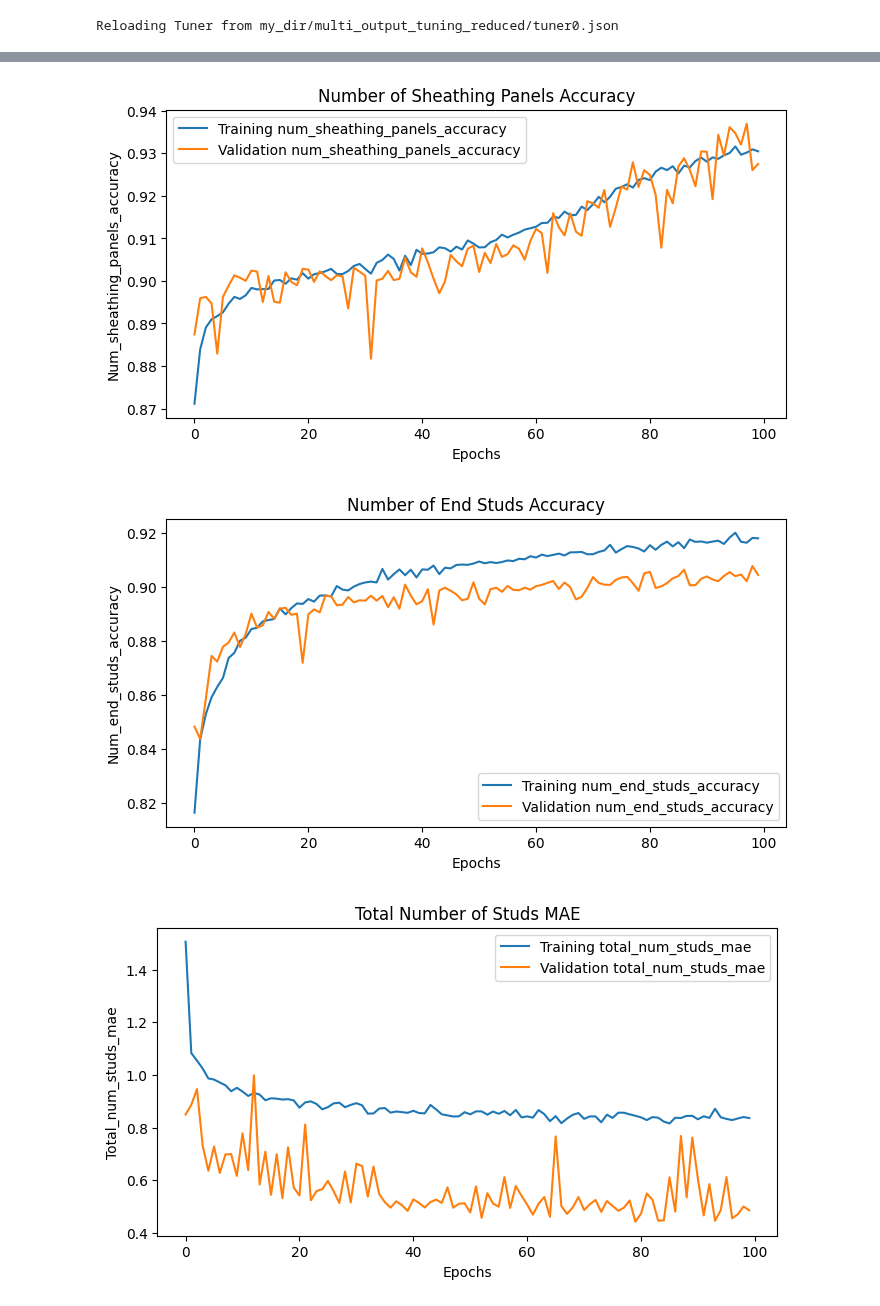
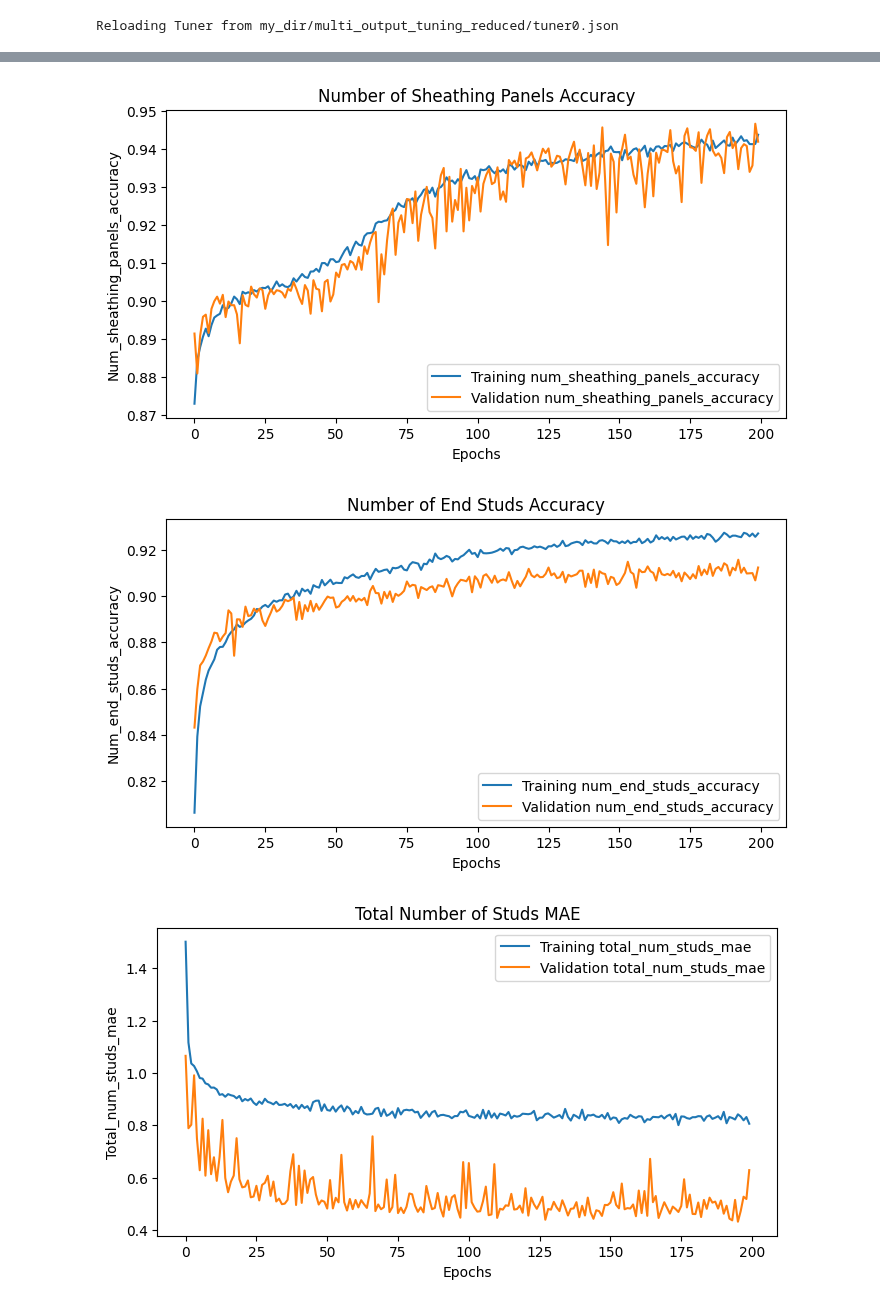
Before and after one commit to CS-433/ml-project-2-ai-ron-team, a Jupyter notebook: NN_malak.ipynb, the cells around one changed output, grey strips where cells are left out. Saved outputs shown, nothing was run; the diff lists cells and outputs as text; code cells hidden in the pictures.

Commit message:
best hyper parameter epoch 200 part1 C

```diff
--- a/NN_malak.ipynb
+++ b/NN_malak.ipynb
@@ -359,15 +362,14 @@ history = model.fit(X_train_C_1, {'nail_spacing': Y_train_onehot_nail_spacing,
                                   'num_end_studs': Y_train_onehot_num_end_studs,
                                   'total_num_studs': Y_train_C_1['Total number studs'],
                                   'holddown/ats': Y_train_C_1['HoldDown Model / ATS']},
-                    epochs=100,  # Number of epochs
+                    epochs=200,  # Number of epochs
                     validation_data=(X_test_C_1, {'nail_spacing': Y_test_onehot_nail_spacing,
                                                   'num_sheathing_panels': Y_test_onehot_num_sheathing_panels,
                                                   'num_end_studs': Y_test_onehot_num_end_studs,
                                                   'total_num_studs': Y_test_C_1['Total number studs'],
                                                   'holddown/ats': Y_test_C_1['HoldDown Model / ATS']}))
 
-# Function to plot metrics
-def plot_metrics(history, metric_name, title):
+def plot_and_save_metrics(history, metric_name, title, filename):
     plt.figure(figsize=(8, 4))
     plt.plot(history.history[metric_name], label=f'Training {metric_name}')
     plt.plot(history.history[f'val_{metric_name}'], label=f'Validation {metric_name}')
@@ -375,12 +377,14 @@ def plot_metrics(history, metric_name, title):
     plt.xlabel('Epochs')
     plt.ylabel(metric_name.capitalize())
     plt.legend()
+    save_dir = './Files/Visualisation/NN/'
+    plt.savefig(save_dir + filename)  # Save the plot to a file
     plt.show()
 
-# Plot for each output
-plot_metrics(history, 'nail_spacing_accuracy', 'Nail Spacing Accuracy')
-plot_metrics(history, 'num_sheathing_panels_accuracy', 'Number of Sheathing Panels Accuracy')
-plot_metrics(history, 'num_end_studs_accuracy', 'Number of End Studs Accuracy')
-plot_metrics(history, 'total_num_studs_mae', 'Total Number of Studs MAE')
-plot_metrics(history, 'holddown/ats_mae', 'Holddown/ATS MAE')
+# Plot and save for each output
+plot_and_save_metrics(history, 'nail_spacing_accuracy', 'Nail Spacing Accuracy', 'nail_spacing_accuracy.png')
+plot_and_save_metrics(history, 'num_sheathing_panels_accuracy', 'Number of Sheathing Panels Accuracy', 'num_sheathing_panels_accuracy.png')
+plot_and_save_metrics(history, 'num_end_studs_accuracy', 'Number of End Studs Accuracy', 'num_end_studs_accuracy.png')
+plot_and_save_metrics(history, 'total_num_studs_mae', 'Total Number of Studs MAE', 'total_num_studs_mae.png')
+plot_and_save_metrics(history, 'holddown/ats_mae', 'Holddown/ATS MAE', 'holddown_ats_mae.png')
 # %% [output]
@@ -422,3 +409,3 @@ WARNING:tensorflow:Value in checkpoint could not be found in the restored object
-[figure, old version]
+[figure, new version]
-[figure, old version]
+[figure, new version]
-[figure, old version]
+[figure, new version]
```
Also changed, not shown: parts of 3 cells of this notebook, 6 other files.
